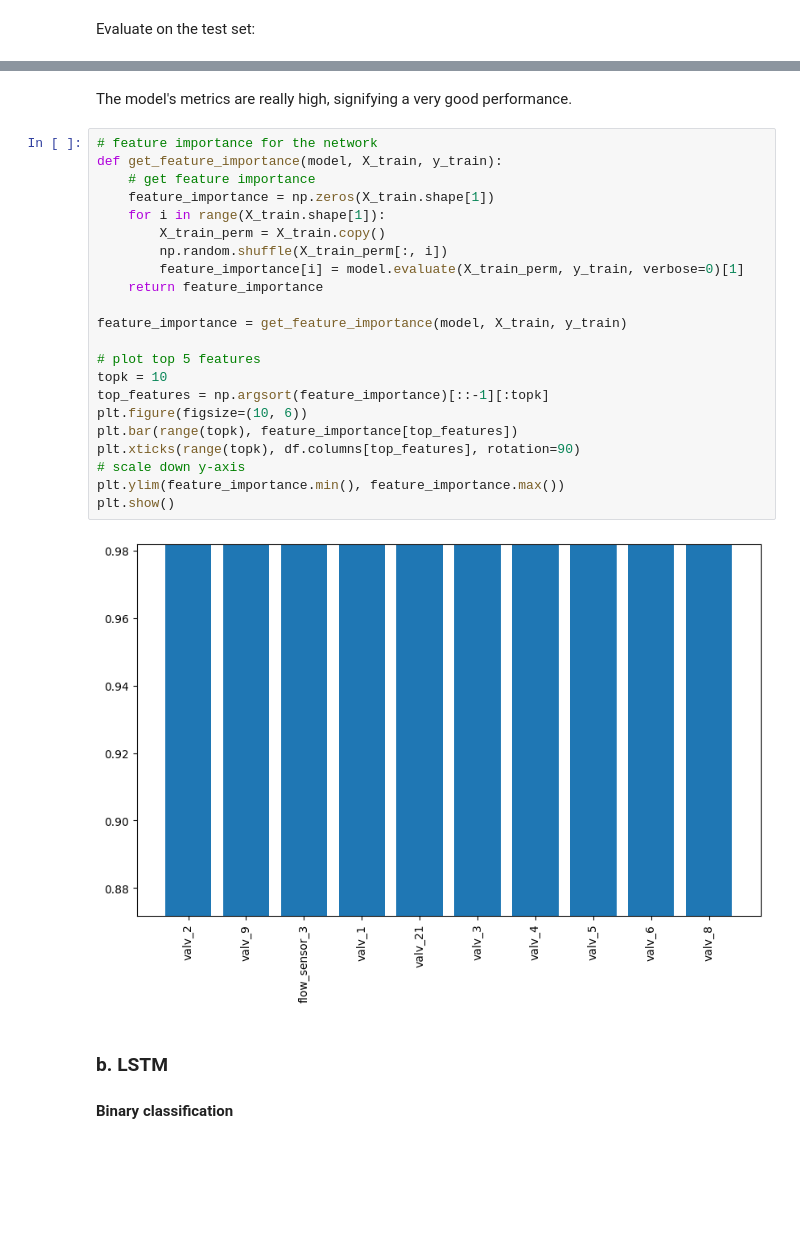
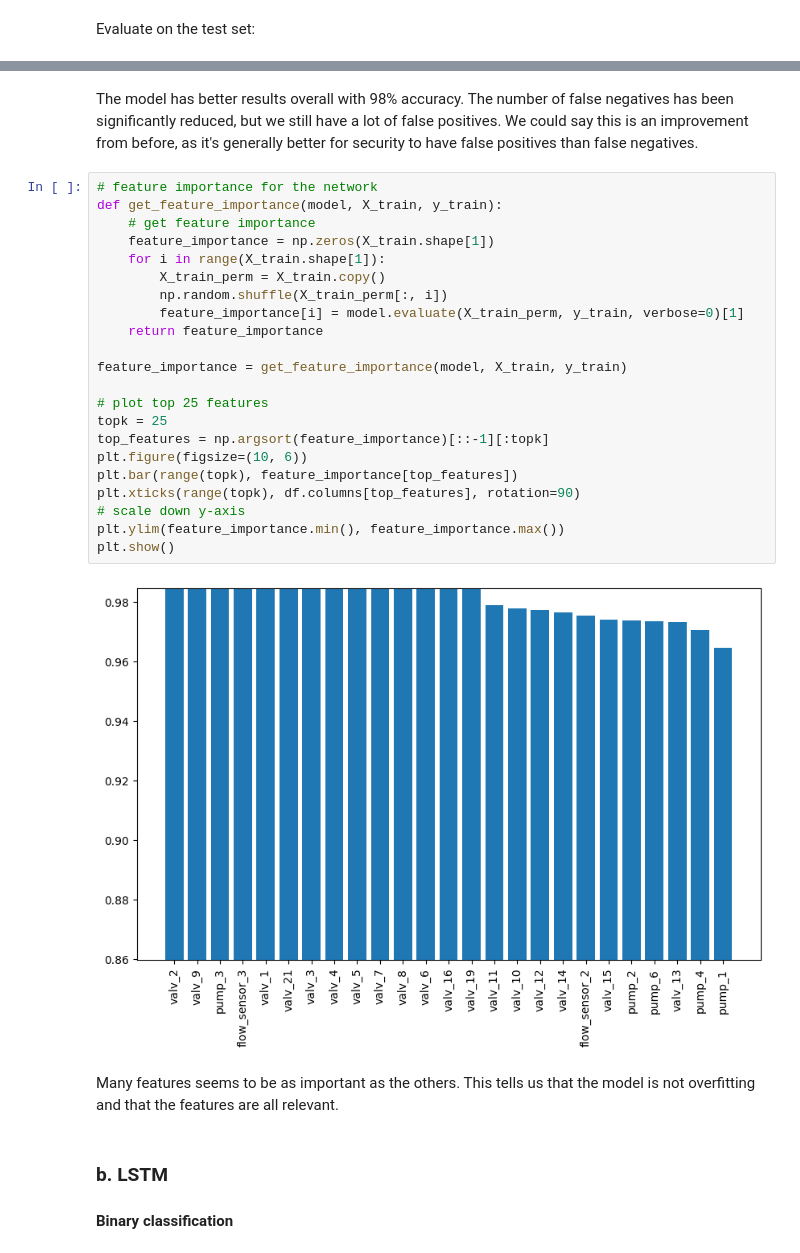
Before and after one commit to theo88400/ML-SECU2024, a Jupyter notebook: src/data_exploration/physical.ipynb, the cells around one changed output, grey strips where cells are left out. Cells and saved outputs as stored; diff of their text form; blank space fills up the shorter version.

Commit message:
fix(physical): better analysis

```diff
--- a/src/data_exploration/physical.ipynb
+++ b/src/data_exploration/physical.ipynb
@@ -482,29 +492,31 @@ Accuracy:  0.9755434782608695
-# %% [markdown]
-The model's metrics are really high, signifying a very good performance.
+# %% [markdown]
+The model has better results overall with 98% accuracy. The number of false negatives has been significantly reduced, but we still have a lot of false positives. We could say this is an improvement from before, as it's generally better for security to have false positives than false negatives.
 # %%
 # feature importance for the network
 def get_feature_importance(model, X_train, y_train):
     # get feature importance
     feature_importance = np.zeros(X_train.shape[1])
     for i in range(X_train.shape[1]):
         X_train_perm = X_train.copy()
         np.random.shuffle(X_train_perm[:, i])
         feature_importance[i] = model.evaluate(X_train_perm, y_train, verbose=0)[1]
     return feature_importance
 
 feature_importance = get_feature_importance(model, X_train, y_train)
 
-# plot top 5 features
-topk = 10
+# plot top 25 features
+topk = 25
 top_features = np.argsort(feature_importance)[::-1][:topk]
 plt.figure(figsize=(10, 6))
 plt.bar(range(topk), feature_importance[top_features])
 plt.xticks(range(topk), df.columns[top_features], rotation=90)
 # scale down y-axis
 plt.ylim(feature_importance.min(), feature_importance.max())
 plt.show()
 # %% [output]
-[figure, old version]
+[figure, new version]
+# %% [markdown]
+Many features seems to be as important as the others. This tells us that the model is not overfitting and that the features are all relevant.
 # %% [markdown]
 ### b. LSTM
 
```
Also changed, not shown: parts of 38 cells of this notebook.
